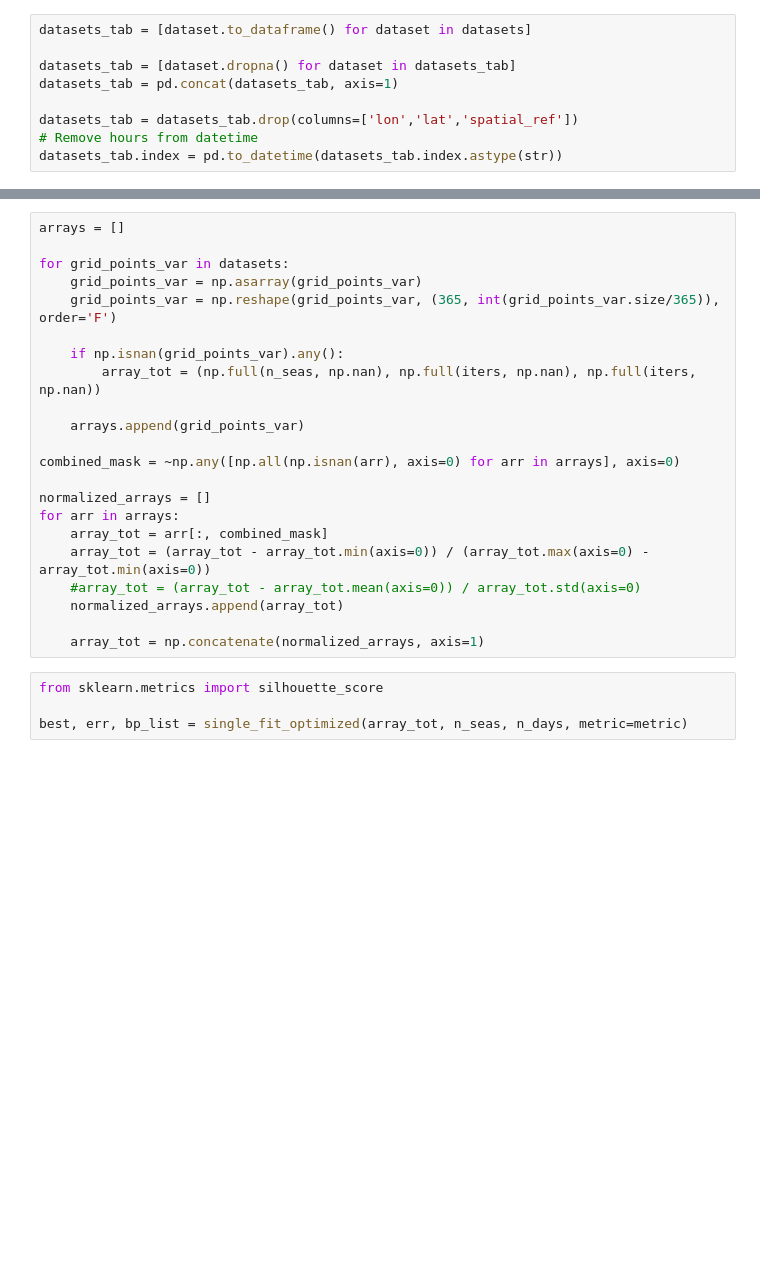
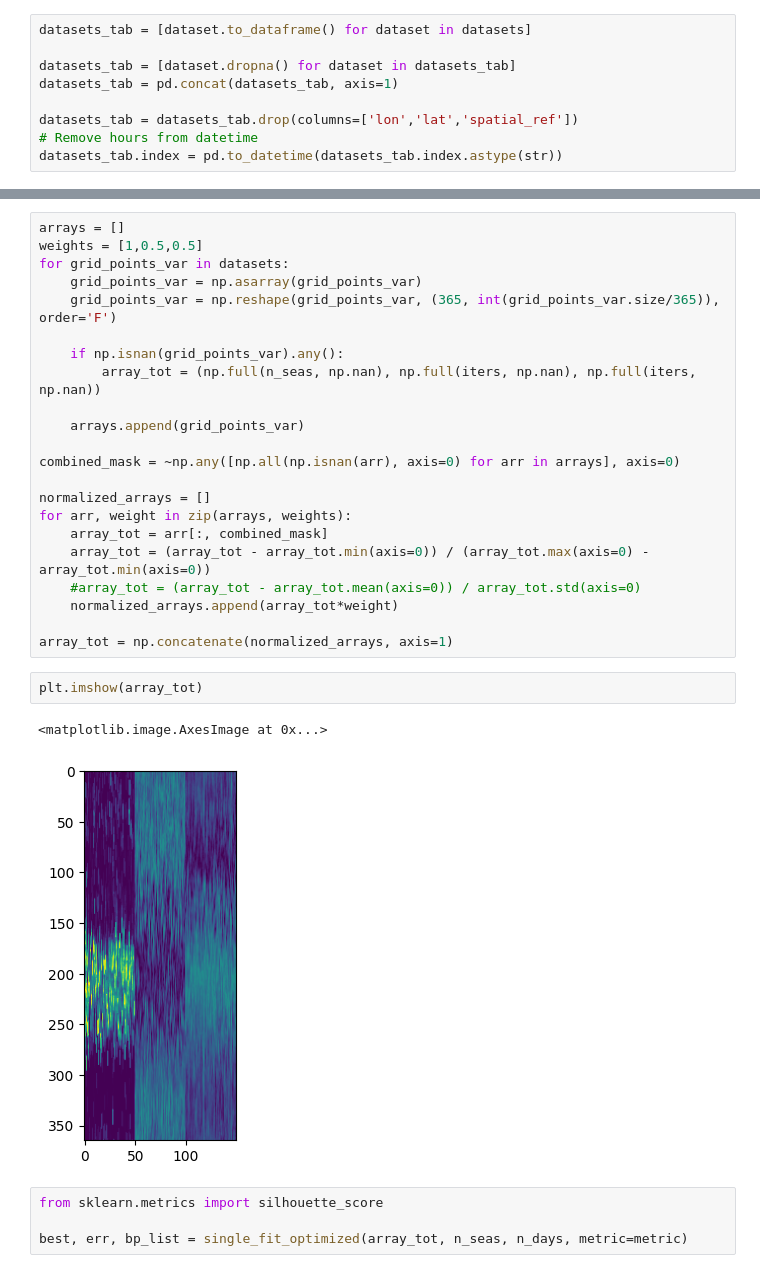
Before and after one commit to JGrassi97/XSeasonsDetect, a Jupyter notebook: notebooks/A04_exploring_methods.ipynb, the cells around one changed output, grey strips where cells are left out. Drawn from its saved outputs; the diff is of its cells as text; blank space fills up the shorter version.

```diff
--- a/notebooks/A04_exploring_methods.ipynb
+++ b/notebooks/A04_exploring_methods.ipynb
@@ -102,6 +102,6 @@ plt.colorbar()
 # %%
 arrays = []
-
+weights = [1,0.5,0.5]
 for grid_points_var in datasets:
     grid_points_var = np.asarray(grid_points_var)
     grid_points_var = np.reshape(grid_points_var, (365, int(grid_points_var.size/365)), order='F')
@@ -114,13 +114,18 @@ for grid_points_var in datasets:
 combined_mask = ~np.any([np.all(np.isnan(arr), axis=0) for arr in arrays], axis=0)
 
 normalized_arrays = []
-for arr in arrays:
+for arr, weight in zip(arrays, weights):
     array_tot = arr[:, combined_mask]
     array_tot = (array_tot - array_tot.min(axis=0)) / (array_tot.max(axis=0) - array_tot.min(axis=0))
     #array_tot = (array_tot - array_tot.mean(axis=0)) / array_tot.std(axis=0)
-    normalized_arrays.append(array_tot)
+    normalized_arrays.append(array_tot*weight)
 
-    array_tot = np.concatenate(normalized_arrays, axis=1)
+array_tot = np.concatenate(normalized_arrays, axis=1)
+# %%
+plt.imshow(array_tot)
+# %% [output]
+<matplotlib.image.AxesImage at 0x...>
+[figure, added]
 # %%
 from sklearn.metrics import silhouette_score
 
```
Also changed, not shown: parts of 10 cells of this notebook, 11 other files.
